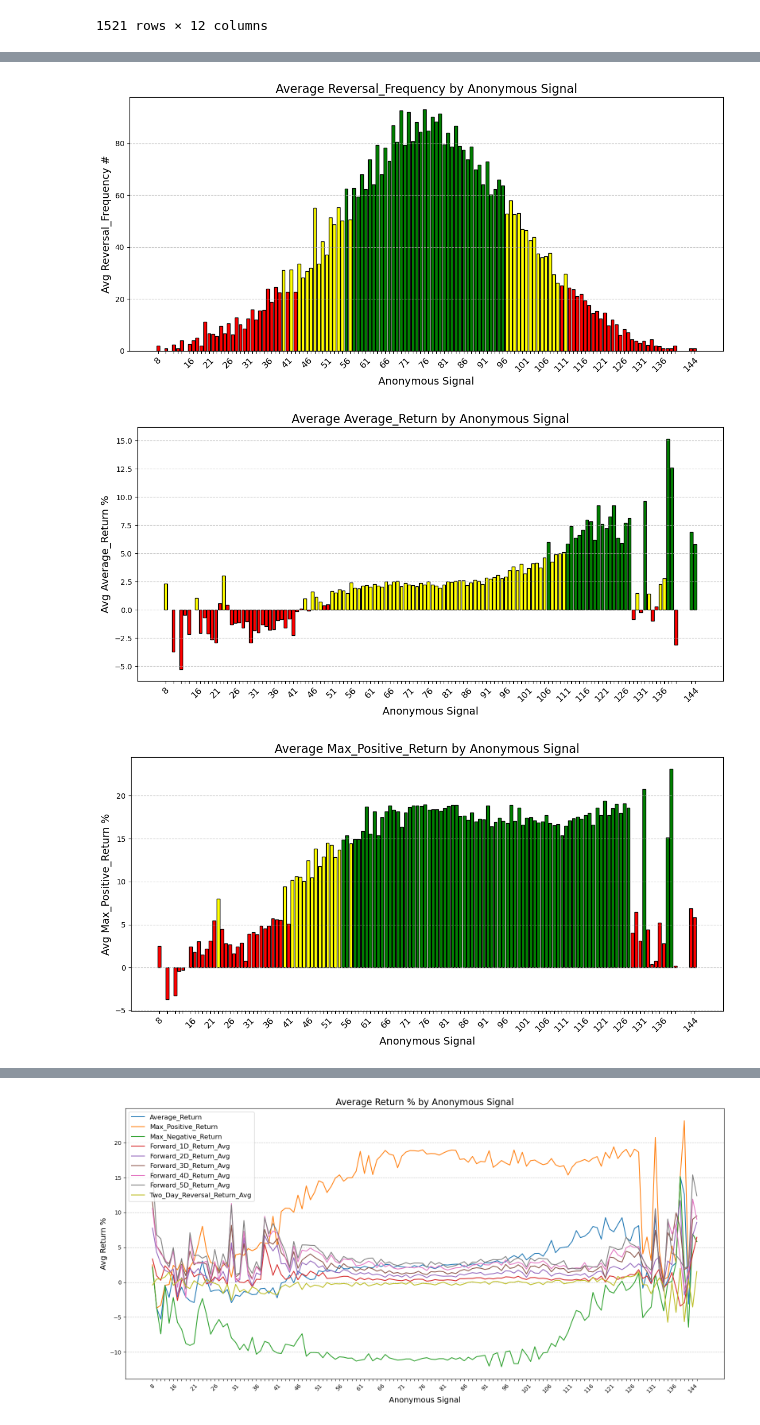
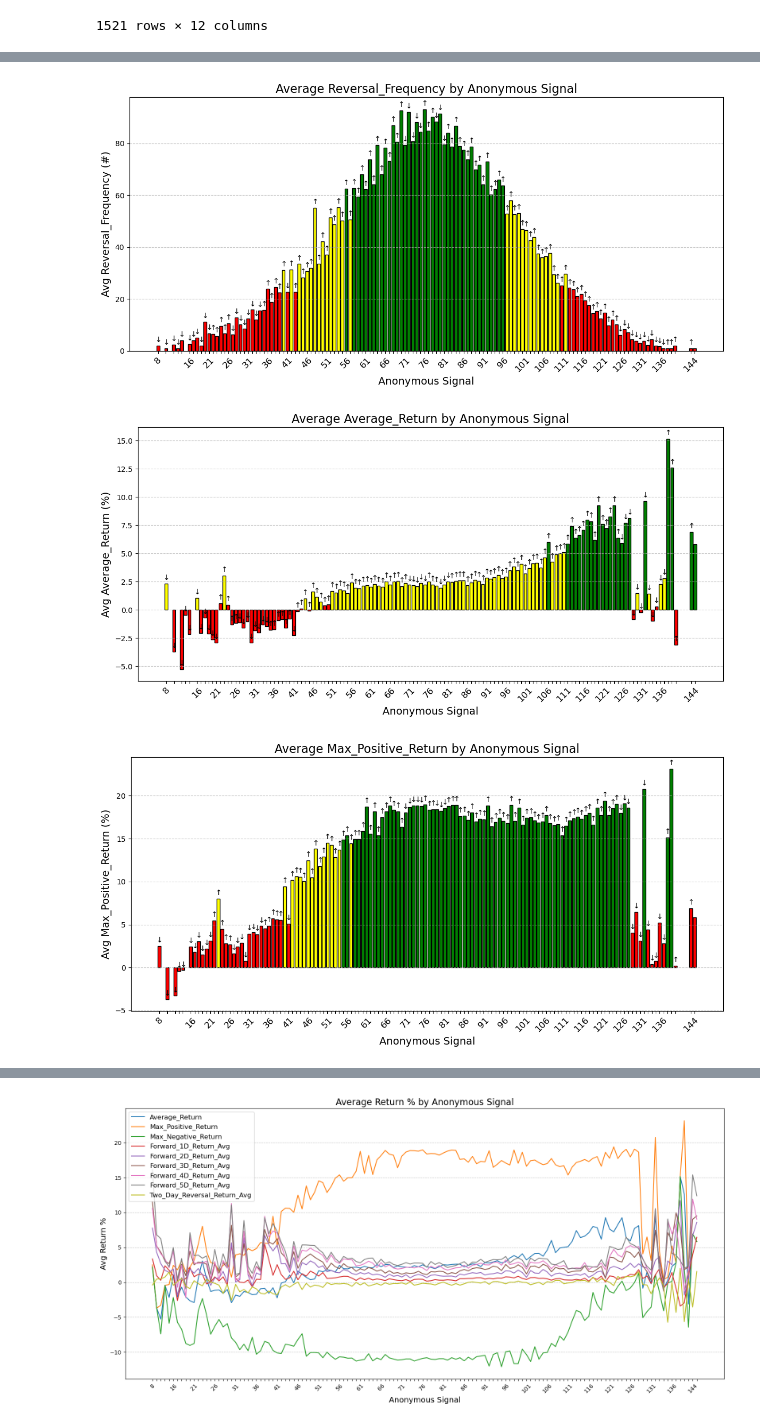
Before and after one commit to Matthew1172/IT-DA-Midterm, a Jupyter notebook: main.ipynb, the cells around one changed output, grey strips where cells are left out. Saved outputs shown, nothing was run; the diff lists cells and outputs as text; code cells hidden in the pictures.

```diff
--- a/main.ipynb
+++ b/main.ipynb
@@ -151,3 +141,16 @@ df_combined_avg
+# %%
+# Ensure non-numeric columns are excluded
+numeric_columns = df_combined_avg.select_dtypes(include=["number"])
+
+# Calculate short-term and long-term trends
+df_combined_avg["Short_MA"] = numeric_columns["Average_Return"].rolling(window=3).mean()
+df_combined_avg["Long_MA"] = numeric_columns["Average_Return"].rolling(window=10).mean()
+
+# Identify trend changes
+df_combined_avg["Trend_Change"] = (df_combined_avg["Short_MA"] > df_combined_avg["Long_MA"]).astype(int)
+
+# Correlation with trend changes
+# trend_corr = numeric_columns.corr()["Trend_Change"].sort_values(ascending=False)
 # %%
 df_combined_avg
 # %% [output]
@@ -207,35 +210,49 @@ for return_column in return_columns:
     # Map colors to the bars based on the bin column
     bar_colors = df_combined_avg[f"{return_column}_bin"].map(bin_colors)
 
     # Plot
     plt.figure(figsize=(12, 6))
     plt.bar(
         df_combined_avg["anonymous signal"],
         df_combined_avg[return_column],
         color=bar_colors,
         edgecolor="black"
     )
 
+    # Add arrows for Trend_Change
+    for i, signal in enumerate(df_combined_avg["anonymous signal"]):
+        if i < len(df_combined_avg) - 1:  # Avoid the last index for arrow placement
+            trend_change = df_combined_avg.loc[i, "Trend_Change"]
+            arrow = "↑" if trend_change == 1 else "↓"
+            plt.annotate(
+                arrow,
+                (signal, df_combined_avg.loc[i, return_column]),  # Position at the top of the bar
+                textcoords="offset points",
+                xytext=(0, 5),  # Offset to position the arrow slightly above the bar
+                ha="center",  # Horizontal alignment
+                fontsize=10,
+                color="black"
+            )
+
     # Add title and labels
     plt.title(f"Average {return_column} by Anonymous Signal", fontsize=16)
     plt.xlabel("Anonymous Signal", fontsize=14)
 
-    return_column_label = f"Avg {return_column} %" if "Return" in return_column else f"Avg {return_column} #"
-
+    return_column_label = f"Avg {return_column} (%)" if "Return" in return_column else f"Avg {return_column} (#)"
     plt.ylabel(return_column_label, fontsize=14)
 
     # Display every 5th signal on the x-axis
     x_positions = df_combined_avg["anonymous signal"]
     x_labels = [label if i % 5 == 0 else "" for i, label in enumerate(x_positions)]
     plt.xticks(df_combined_avg["anonymous signal"], x_labels, rotation=45, fontsize=12)
 
     # Add grid for better readability
     plt.grid(axis="y", linestyle="--", alpha=0.7)
 
     # Show the plot
     plt.tight_layout()
     plt.show()
 # %% [output]
-[figure, old version]
+[figure, new version]
-[figure, old version]
+[figure, new version]
-[figure, old version]
+[figure, new version]
```
Also changed, not shown: parts of 9 cells of this notebook, 2 other files.
